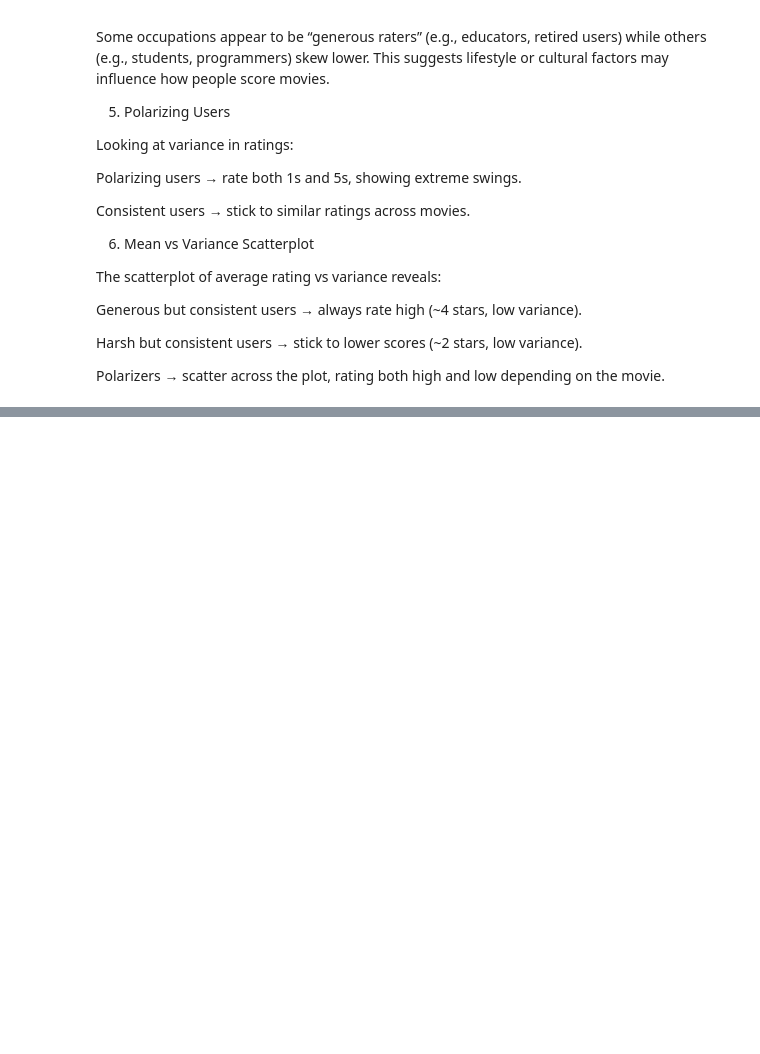
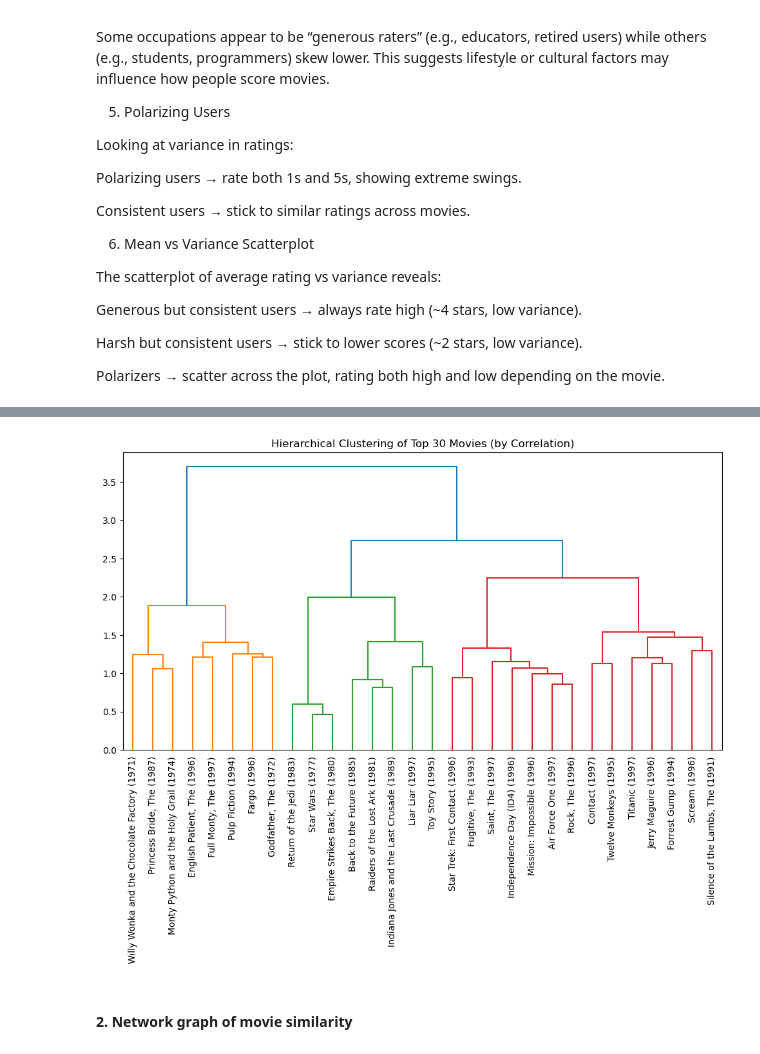
Before and after one commit to asimjamal/MovieLens-100K-Review-Analysis, a Jupyter notebook: MovieLens100k Analysis.ipynb, the cells around one changed output, grey strips where cells are left out. Cells and saved outputs as stored; diff of their text form; code cells hidden in the pictures; blank space fills up the shorter version.

```diff
--- a/MovieLens100k Analysis.ipynb
+++ b/MovieLens100k Analysis.ipynb
@@ -384,0 +452,22 @@ Polarizers → scatter across the plot, rating both high and low depending on th
+# %%
+# Pivot user-movie matrix
+user_movie_matrix = ratings.pivot_table(index="user_id", columns="movie_id", values="rating")
+
+# Compute correlation between movies
+movie_corr = user_movie_matrix.corr(min_periods=50)  # require at least 50 common raters
+
+# Pick a sample of popular movies (to avoid overcrowding dendrogram)
+top_movies = ratings["movie_id"].value_counts().head(30).index
+corr_subset = movie_corr.loc[top_movies, top_movies]
+
+# Hierarchical clustering
+linked = linkage(corr_subset, method="ward")
+
+plt.figure(figsize=(12,6))
+dendrogram(linked, labels=[movies.set_index("movie_id").loc[mid,"title"] for mid in corr_subset.index], leaf_rotation=90)
+plt.title("Hierarchical Clustering of Top 30 Movies (by Correlation)")
+plt.show()
+# %% [output]
+[figure, added]
+# %% [markdown]
+#### 2. Network graph of movie similarity
```
Also changed, not shown: parts of 13 cells of this notebook.
